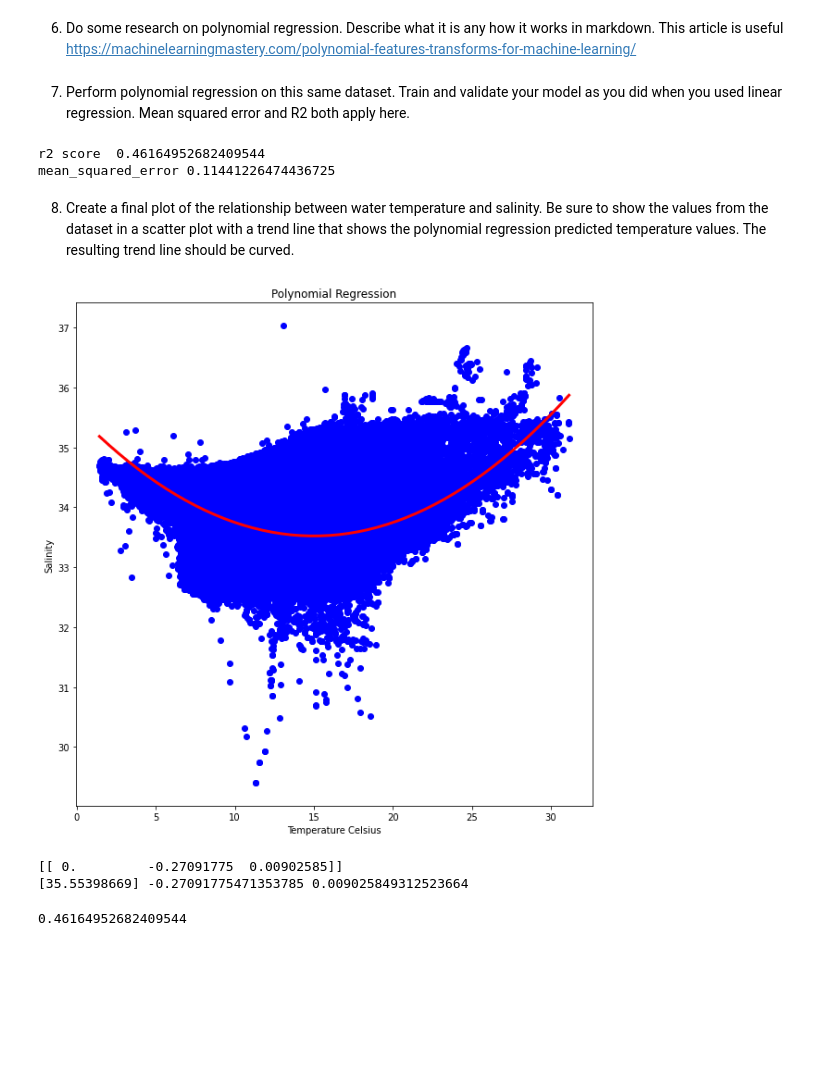
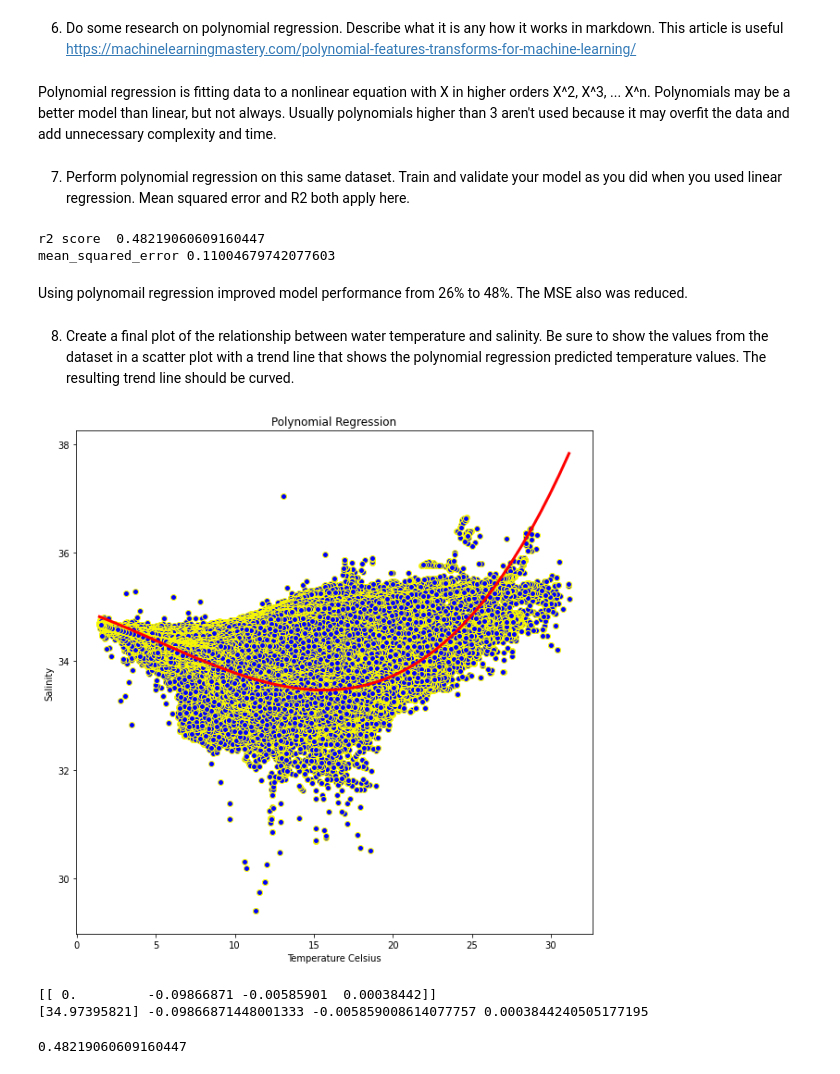
Before and after one commit to Amanda676/Homework, a Jupyter notebook: Week_13.ipynb, the cells around one changed output. Cells and saved outputs as stored; diff of their text form; code cells hidden in the pictures; blank space fills up the shorter version.

```diff
--- a/Week_13.ipynb
+++ b/Week_13.ipynb
@@ -319,11 +333,13 @@ plt.show()
 # %% [markdown]
 6.	Do some research on polynomial regression. Describe what it is any how it works in markdown. This article is useful https://machinelearningmastery.com/polynomial-features-transforms-for-machine-learning/
+# %% [markdown]
+Polynomial regression is fitting data to a nonlinear equation with X in higher orders X^2, X^3, ... X^n.  Polynomials may be a better model than linear, but not always.  Usually polynomials higher than 3 aren't used because it may overfit the data and add unnecessary complexity and time.
 # %% [markdown]
 7.	Perform polynomial regression on this same dataset. Train and validate your model as you did when you used linear regression. Mean squared error and R2 both apply here.
 # %%
 from sklearn.preprocessing import PolynomialFeatures
 
-poly = PolynomialFeatures(degree=2)
+poly = PolynomialFeatures(degree=3)
 
 X_train_poly = poly.fit_transform(X_train)
 poly.fit(X_train, y_train)
@@ -336,35 +352,38 @@ y_pred = model.predict(poly.fit_transform(X_test))
 print('r2 score ', r2_score(y_test, y_pred))
 print('mean_squared_error', mean_squared_error(y_test, y_pred))
 # %% [output]
-r2 score  0.46164952682409544
-mean_squared_error 0.11441226474436725
+r2 score  0.48219060609160447
+mean_squared_error 0.11004679742077603
+# %% [markdown]
+Using polynomail regression improved model performance from 26% to 48%.  The MSE also was reduced.
 # %% [markdown]
 8.	Create a final plot of the relationship between water temperature and salinity. Be sure to show the values from the dataset in a scatter plot with a trend line that shows the polynomial regression predicted temperature values. The resulting trend line should be curved.
 # %%
 # Visualising the Polynomial Regression results
 prediction_space = np.linspace(min(X), max(X))
 plt.figure(figsize=(10, 10))
-plt.scatter(X, y, color = 'blue')
+plt.scatter(X, y, color = 'blue', edgecolors='yellow')
 plt.plot(prediction_space, model.predict(poly.fit_transform(prediction_space)), color='red', linewidth=3)
 #plt.plot(X, model.predict(poly.fit_transform(X)), color = 'red')
 plt.title('Polynomial Regression')
 plt.xlabel('Temperature Celsius')
 plt.ylabel('Salinity')
 plt.show()
 # %% [output]
-[figure, old version]
+[figure, new version]
 # %%
 theta0 = model.intercept_
 coef = model.coef_
 print(coef)
 theta1 = coef[0,1]
 theta2 = coef[0,2]
-print(theta0, theta1, theta2)
+theta3 = coef[0,3]
+print(theta0, theta1, theta2, theta3)
 # %% [output]
-[[ 0.         -0.27091775  0.00902585]]
-[35.55398669] -0.27091775471353785 0.009025849312523664
+[[ 0.         -0.09866871 -0.00585901  0.00038442]]
+[34.97395821] -0.09866871448001333 -0.005859008614077757 0.0003844240505177195
 # %%
 model.score((poly.fit_transform(X_test)), y_test)
 # same as r^2
 # %% [output]
-0.46164952682409544
+0.48219060609160447
```
Also changed, not shown: parts of 6 cells of this notebook.
